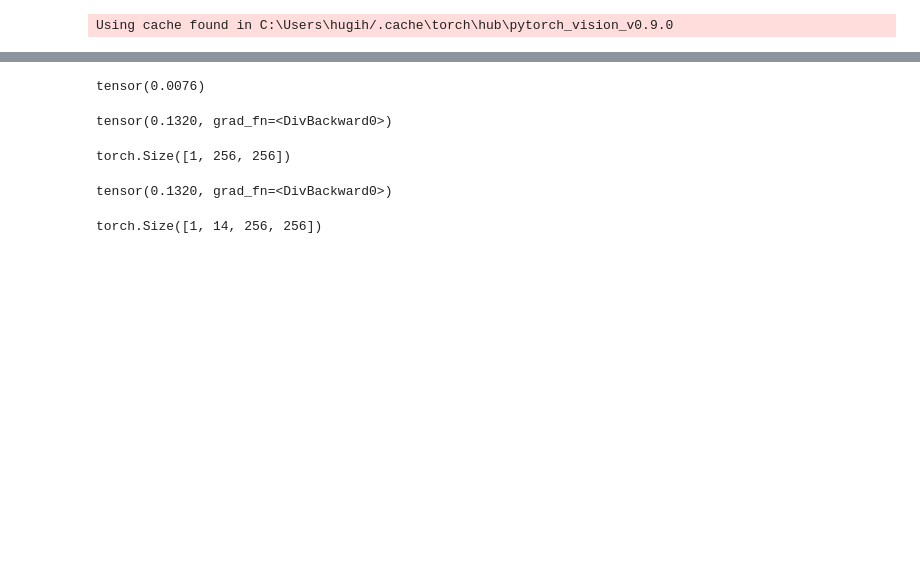
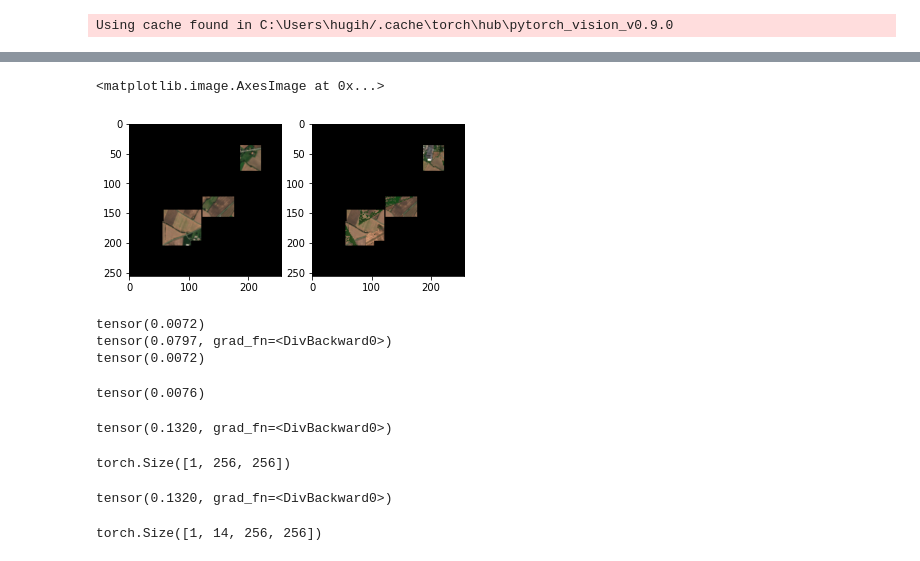
Before and after one commit to hugisveitti/thesis, a Jupyter notebook: code/model/test_losses.ipynb, the cells around one changed output, grey strips where cells are left out. Saved outputs shown, nothing was run; the diff lists cells and outputs as text; code cells hidden in the pictures; blank space fills up the shorter version.

Commit message:
9 classes and also adding local feature loss

```diff
--- a/code/model/test_losses.ipynb
+++ b/code/model/test_losses.ipynb
@@ -108,3 +193,18 @@ plt.imshow(unprocess(rgb_ab.detach()))
+# %%
+fig,ax = plt.subplots(1,2)
+ax[0].imshow(unprocess(all_local_ab_areas.detach()))
+ax[1].imshow(unprocess(all_local_gen_areas.detach()))
+# %% [output]
+<matplotlib.image.AxesImage at 0x...>
+[figure, added]
+# %%
+print(pixel_loss_fn(all_local_ab_areas,all_local_gen_areas))
+print(style_loss_fn(all_local_ab_areas,all_local_gen_areas))
+print(feature_loss_fn(all_local_ab_areas,all_local_gen_areas))
+# %% [output]
+tensor(0.0072)
+tensor(0.0797, grad_fn=<DivBackward0>)
+tensor(0.0072)
 # %%
 pixel_loss_fn = nn.MSELoss()
 # %%
```
Also changed, not shown: parts of 12 cells of this notebook, 8 other files.
